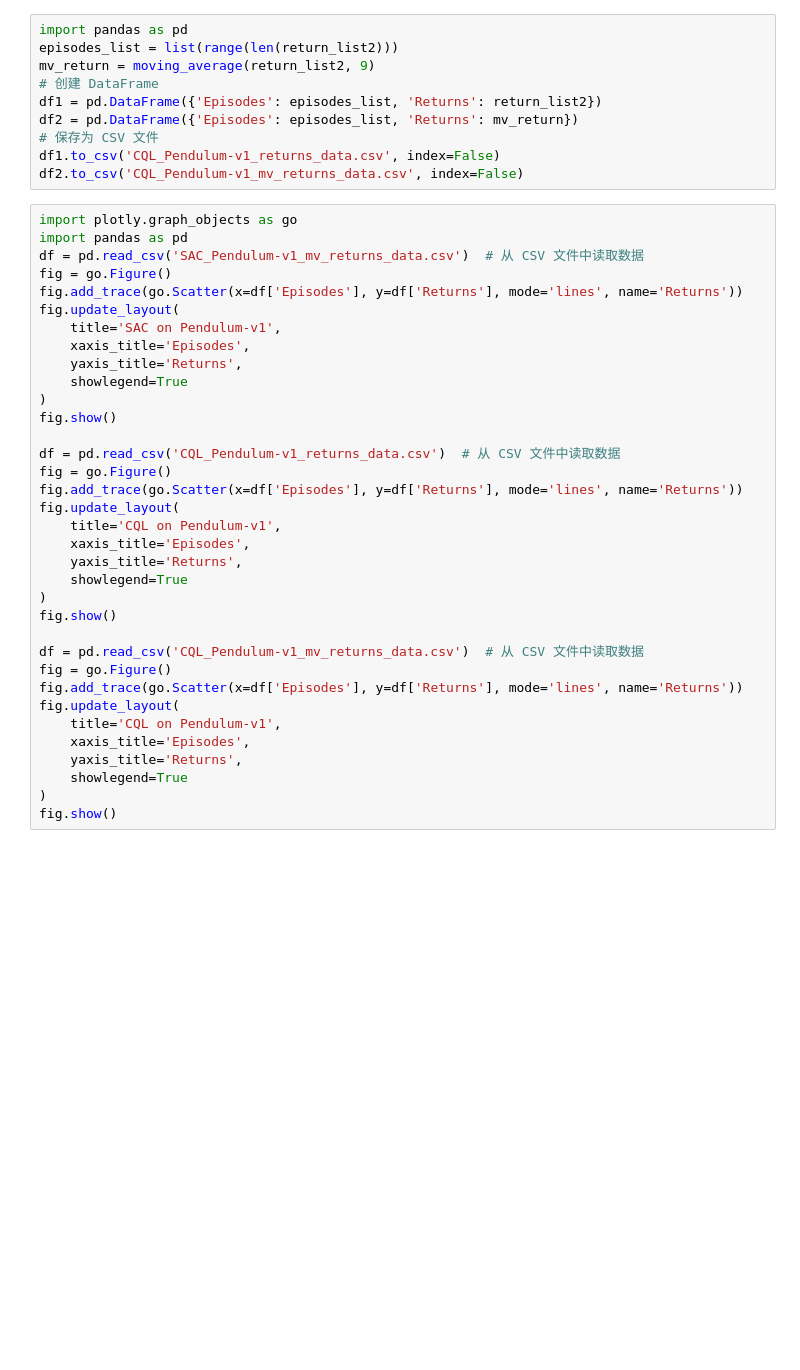
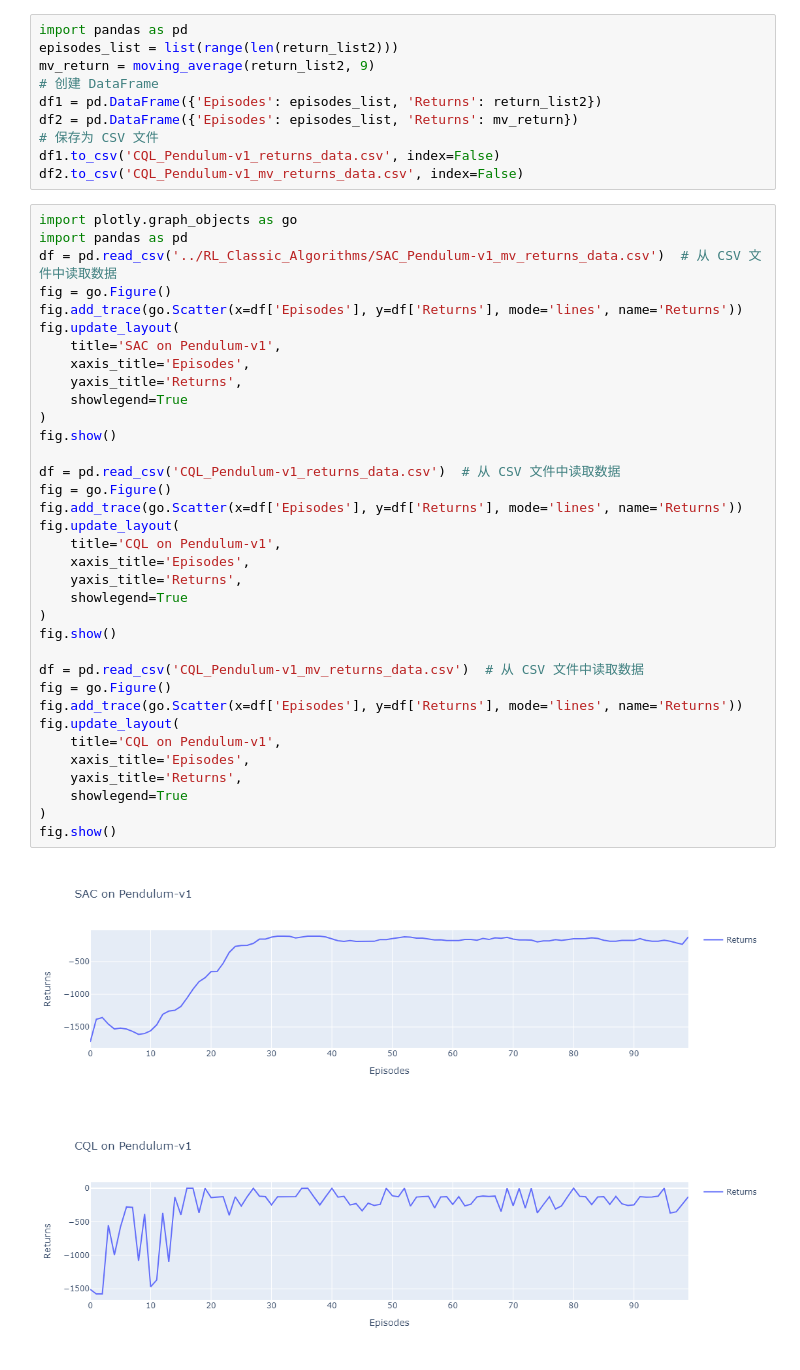
Before and after one commit to S444H/SH-RL-notes, a Jupyter notebook: RL_Advanced_Algorithms/21.3_CQL代码实践(Pendulum-v1).ipynb, the cells around one changed output. Drawn from its saved outputs; the diff is of its cells as text; blank space fills up the shorter version.

```diff
--- a/RL_Advanced_Algorithms/21.3_CQL代码实践(Pendulum-v1).ipynb
+++ b/RL_Advanced_Algorithms/21.3_CQL代码实践(Pendulum-v1).ipynb
@@ -401,35 +403,38 @@ df2.to_csv('CQL_Pendulum-v1_mv_returns_data.csv', index=False)
 # %%
 import plotly.graph_objects as go
 import pandas as pd
-df = pd.read_csv('SAC_Pendulum-v1_mv_returns_data.csv')  # 从 CSV 文件中读取数据
+df = pd.read_csv('../RL_Classic_Algorithms/SAC_Pendulum-v1_mv_returns_data.csv')  # 从 CSV 文件中读取数据
 fig = go.Figure()
 fig.add_trace(go.Scatter(x=df['Episodes'], y=df['Returns'], mode='lines', name='Returns'))
 fig.update_layout(
     title='SAC on Pendulum-v1',
     xaxis_title='Episodes',
     yaxis_title='Returns',
     showlegend=True
 )
 fig.show()
 
 df = pd.read_csv('CQL_Pendulum-v1_returns_data.csv')  # 从 CSV 文件中读取数据
 fig = go.Figure()
 fig.add_trace(go.Scatter(x=df['Episodes'], y=df['Returns'], mode='lines', name='Returns'))
 fig.update_layout(
     title='CQL on Pendulum-v1',
     xaxis_title='Episodes',
     yaxis_title='Returns',
     showlegend=True
 )
 fig.show()
 
 df = pd.read_csv('CQL_Pendulum-v1_mv_returns_data.csv')  # 从 CSV 文件中读取数据
 fig = go.Figure()
 fig.add_trace(go.Scatter(x=df['Episodes'], y=df['Returns'], mode='lines', name='Returns'))
 fig.update_layout(
     title='CQL on Pendulum-v1',
     xaxis_title='Episodes',
     yaxis_title='Returns',
     showlegend=True
 )
 fig.show()
+# %% [output]
+[figure, added]
+[figure, added]
```
Also changed, not shown: parts of 2 cells of this notebook.
